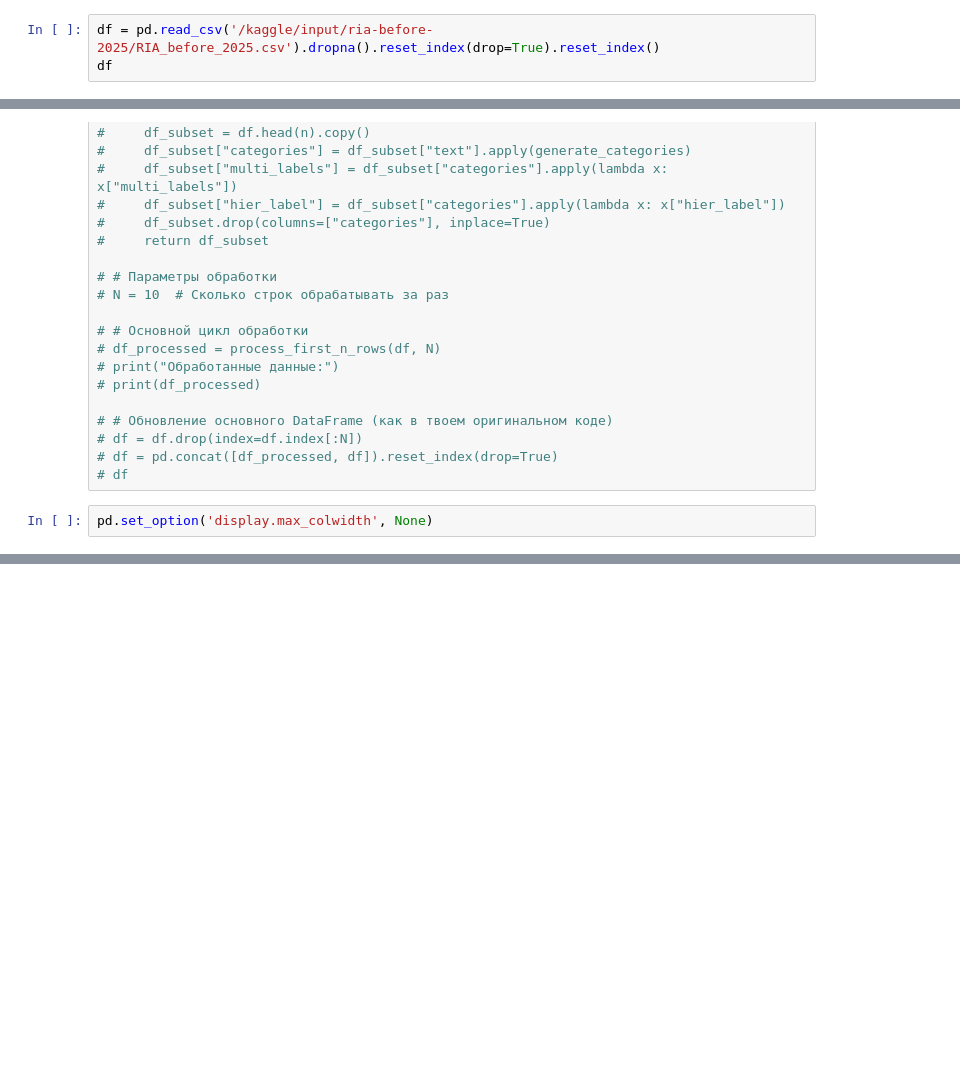
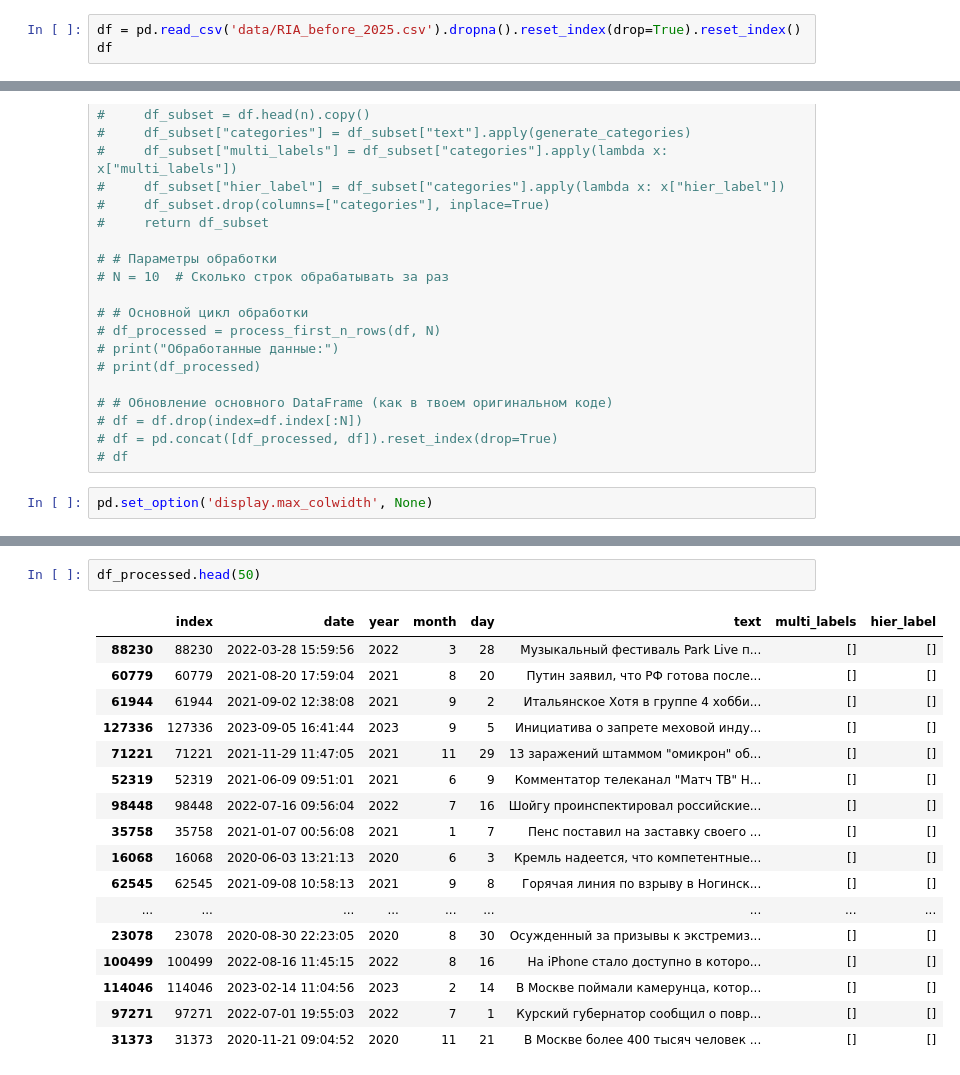
Before and after one commit to maxlyara1/ikanam_news, a Jupyter notebook: yandex_and_T_try.ipynb, the cells around one changed output, grey strips where cells are left out. Cells and saved outputs as stored; diff of their text form; blank space fills up the shorter version.

```diff
--- a/yandex_and_T_try.ipynb
+++ b/yandex_and_T_try.ipynb
@@ -2,7 +2,7 @@
 import pandas as pd
 import json
 # %%
-df = pd.read_csv('/kaggle/input/ria-before-2025/RIA_before_2025.csv').dropna().reset_index(drop=True).reset_index()
+df = pd.read_csv('data/RIA_before_2025.csv').dropna().reset_index(drop=True).reset_index()
 df
 # %% [output]
 |  | index | date | year | month | day | text |
@@ -300,0 +501,20 @@ df.head(10)
+# %%
+df_processed.head(50)
+# %% [output]
+|  | index | date | year | month | day | text | multi_labels | hier_label |
+| 88230 | 88230 | 2022-03-28 15:59:56 | 2022 | 3 | 28 | Музыкальный фестиваль Park Live п... | [] | [] |
+| 60779 | 60779 | 2021-08-20 17:59:04 | 2021 | 8 | 20 | Путин заявил, что РФ готова после... | [] | [] |
+| 61944 | 61944 | 2021-09-02 12:38:08 | 2021 | 9 | 2 | Итальянское Хотя в группе 4 хобби... | [] | [] |
+| 127336 | 127336 | 2023-09-05 16:41:44 | 2023 | 9 | 5 | Инициатива о запрете меховой инду... | [] | [] |
+| 71221 | 71221 | 2021-11-29 11:47:05 | 2021 | 11 | 29 | 13 заражений штаммом "омикрон" об... | [] | [] |
+| 52319 | 52319 | 2021-06-09 09:51:01 | 2021 | 6 | 9 | Комментатор телеканал "Матч ТВ" Н... | [] | [] |
+| 98448 | 98448 | 2022-07-16 09:56:04 | 2022 | 7 | 16 | Шойгу проинспектировал российские... | [] | [] |
+| 35758 | 35758 | 2021-01-07 00:56:08 | 2021 | 1 | 7 | Пенс поставил на заставку своего ... | [] | [] |
+| 16068 | 16068 | 2020-06-03 13:21:13 | 2020 | 6 | 3 | Кремль надеется, что компетентные... | [] | [] |
+| 62545 | 62545 | 2021-09-08 10:58:13 | 2021 | 9 | 8 | Горячая линия по взрыву в Ногинск... | [] | [] |
+| ... | ... | ... | ... | ... | ... | ... | ... | ... |
+| 23078 | 23078 | 2020-08-30 22:23:05 | 2020 | 8 | 30 | Осужденный за призывы к экстремиз... | [] | [] |
+| 100499 | 100499 | 2022-08-16 11:45:15 | 2022 | 8 | 16 | На iPhone стало доступно в которо... | [] | [] |
+| 114046 | 114046 | 2023-02-14 11:04:56 | 2023 | 2 | 14 | В Москве поймали камерунца, котор... | [] | [] |
+| 97271 | 97271 | 2022-07-01 19:55:03 | 2022 | 7 | 1 | Курский губернатор сообщил о повр... | [] | [] |
+| 31373 | 31373 | 2020-11-21 09:04:52 | 2020 | 11 | 21 | В Москве более 400 тысяч человек ... | [] | [] |
```
Also changed, not shown: parts of 6 cells of this notebook.
